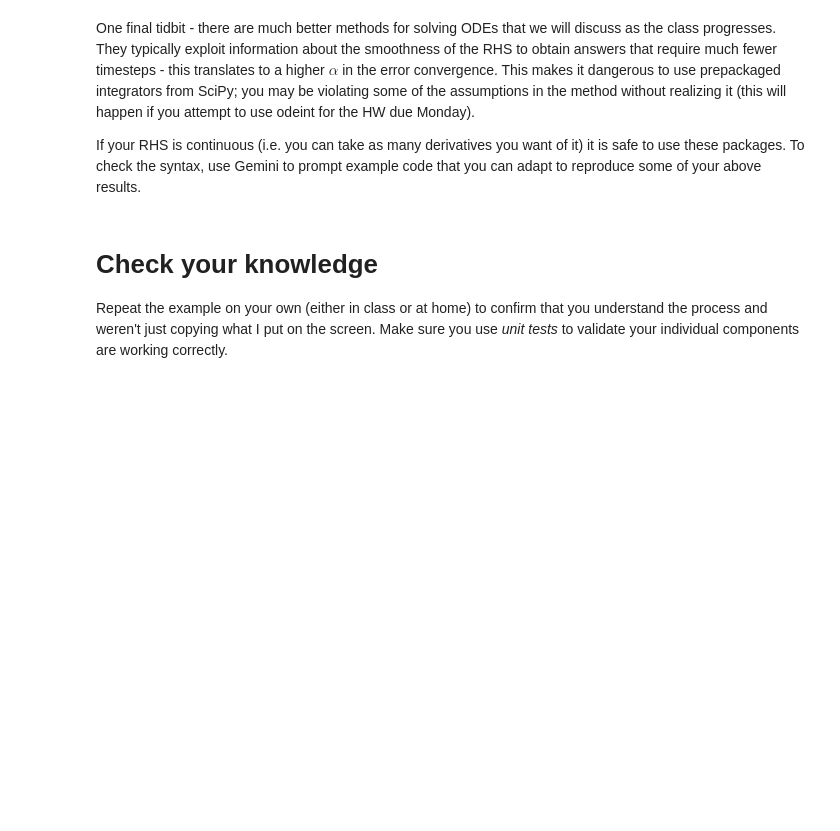
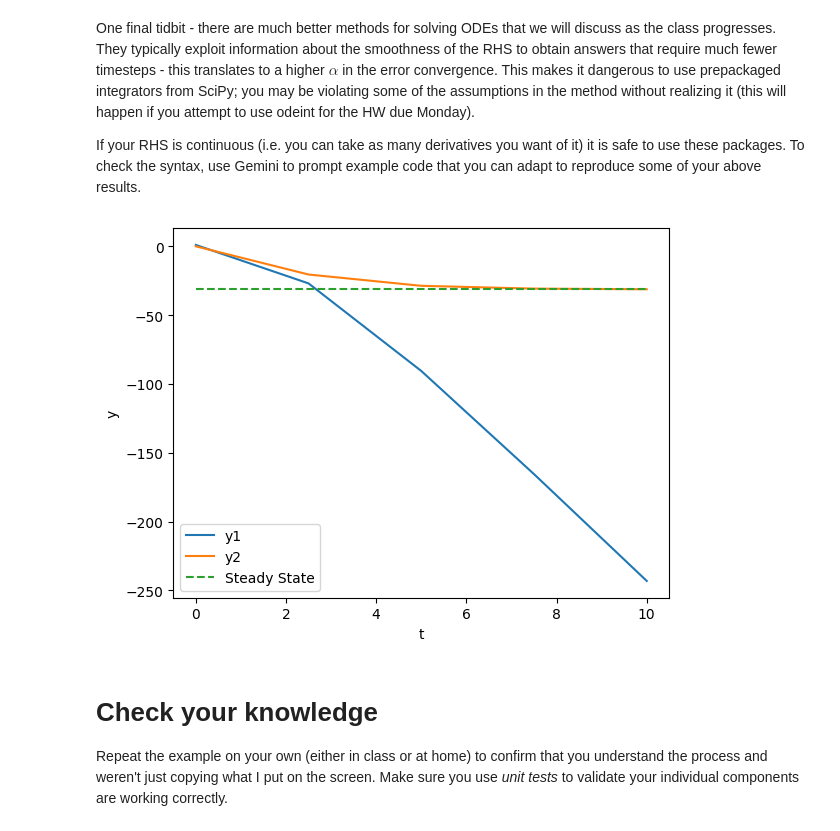
Before and after one commit to natrask/ENM1050, a Jupyter notebook: Code examples/Lecture08_completed.ipynb, the cells around one changed output. Drawn from its saved outputs; the diff is of its cells as text; code cells hidden in the pictures; blank space fills up the shorter version.

```diff
--- a/Code examples/Lecture08_completed.ipynb
+++ b/Code examples/Lecture08_completed.ipynb
@@ -197,6 +257,35 @@ This solution is only valid for small $\theta$. If you choose an initial conditi
 One final tidbit - there are much better methods for solving ODEs that we will discuss as the class progresses. They typically exploit information about the smoothness of the RHS to obtain answers that require much fewer timesteps - this translates to a higher $\alpha$ in the error convergence. This makes it dangerous to use prepackaged integrators from SciPy; you may be violating some of the assumptions in the method without realizing it (this will happen if you attempt to use odeint for the HW due Monday).
 
 If your RHS is continuous (i.e. you can take as many derivatives you want of it) it is safe to use these packages. To check the syntax, use Gemini to prompt example code that you can adapt to reproduce some of your above results.
+# %%
+# prompt: simulate the previous problem odeint in scipy
+
+from scipy.integrate import odeint
+import numpy as np
+import matplotlib.pyplot as plt
+
+alpha = -9.81
+beta = 0.01
+
+def dydt(y, t):
+    dy1dt = y[1]
+    dy2dt = alpha + beta * y[1]**2
+    return [dy1dt, dy2dt]
+
+y0 = [1.0, 0.0]
+t = np.linspace(0, 10, 5)
+sol = odeint(dydt, y0, t)
+
+plt.plot(t, sol[:, 0], label='y1')
+plt.plot(t, sol[:, 1], label='y2')
+steady_state = -np.sqrt(-alpha / beta)
+plt.plot(t, steady_state * np.ones(len(t)), '--', label='Steady State')
+plt.xlabel('t')
+plt.ylabel('y')
+plt.legend()
+plt.show()
+# %% [output]
+[figure, added]
 # %% [markdown]
 # Check your knowledge
 Repeat the example on your own (either in class or at home) to confirm that you understand the process and weren't just copying what I put on the screen. Make sure you use *unit tests* to validate your individual components are working correctly.
```
Also changed, not shown: parts of 4 cells of this notebook.
